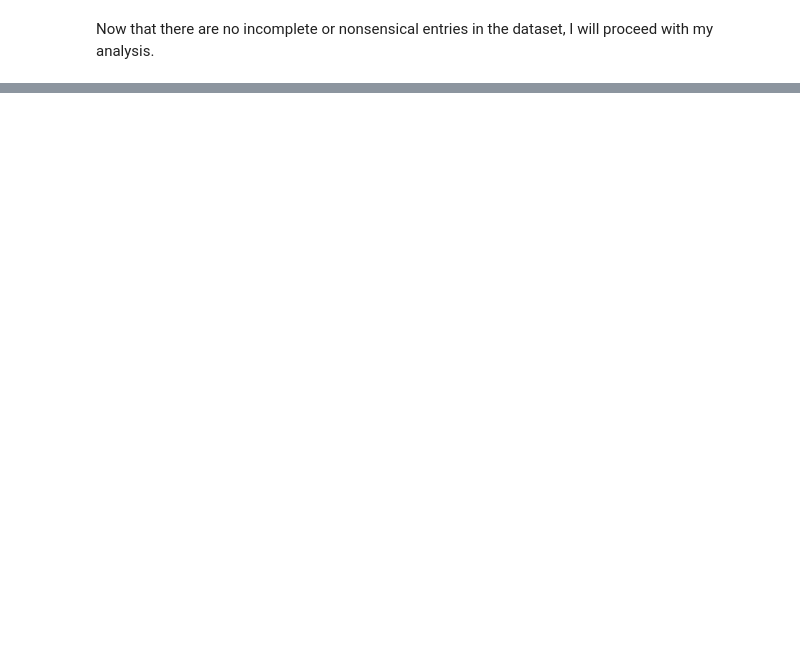
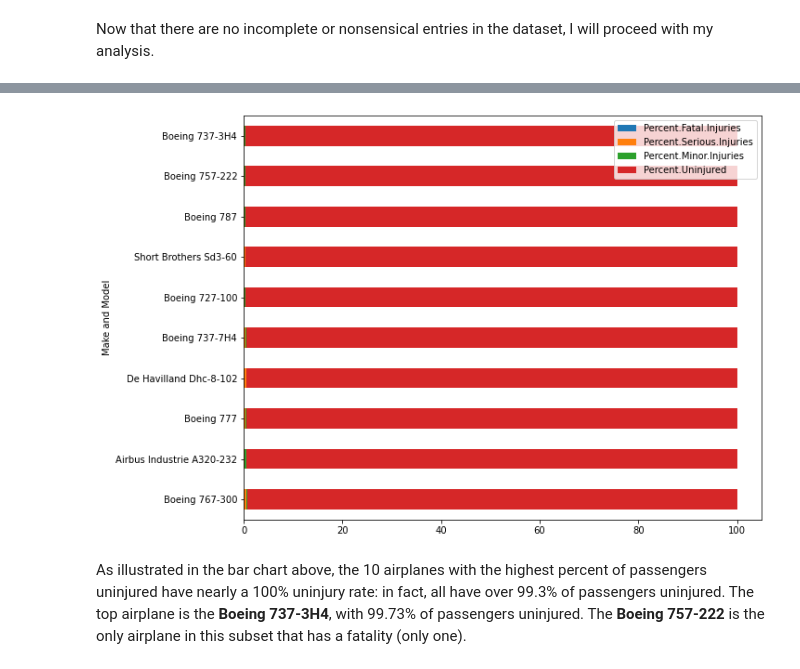
Before and after one commit to ccsurratt/dsc-phase-1-project-v3, a Jupyter notebook: student.ipynb, the cells around one changed output, grey strips where cells are left out. Drawn from its saved outputs; the diff is of its cells as text; code cells hidden in the pictures; blank space fills up the shorter version.

Commit message:
Analyzed percent injured/uninjured categories by plane make and model

```diff
--- a/student.ipynb
+++ b/student.ipynb
@@ -378,0 +390,3 @@ Now that there are no incomplete or nonsensical entries in the dataset, I will p
+# %%
+accidents_by_plane_type = number_passengers.merge(number_accidents)
+accidents_by_plane_type.head()
@@ -378,0 +400,11 @@ Now that there are no incomplete or nonsensical entries in the dataset, I will p
+# %%
+#found the percent for each injured/uninjured category
+accidents_by_plane_type['Percent.Fatal.Injuries'] = ((accidents_by_plane_type['Total.Fatal.Injuries'] /
+                                                      accidents_by_plane_type['Total.Number.Passengers'])*100)
+accidents_by_plane_type['Percent.Serious.Injuries'] = ((accidents_by_plane_type['Total.Serious.Injuries'] /
+                                                        accidents_by_plane_type['Total.Number.Passengers'])*100)
+accidents_by_plane_type['Percent.Minor.Injuries'] = ((accidents_by_plane_type['Total.Minor.Injuries'] /
+                                                      accidents_by_plane_type['Total.Number.Passengers'])*100)
+accidents_by_plane_type['Percent.Uninjured'] = ((accidents_by_plane_type['Total.Uninjured'] /
+                                                 accidents_by_plane_type['Total.Number.Passengers'])*100)
+accidents_by_plane_type.head()
@@ -378,0 +422,6 @@ Now that there are no incomplete or nonsensical entries in the dataset, I will p
+# %%
+accidents_subset = accidents_by_plane_type.loc[(accidents_by_plane_type['Total.Number.Passengers'] >= 50)
+                                               & (accidents_by_plane_type['Number.Accidents'] >= 10)].reset_index(drop=True)
+accidents_subset.drop(['Total.Fatal.Injuries', 'Total.Serious.Injuries', 'Total.Minor.Injuries',
+                      'Total.Uninjured'], axis=1, inplace=True)
+accidents_subset.head()
@@ -378,0 +435,4 @@ Now that there are no incomplete or nonsensical entries in the dataset, I will p
+# %%
+accidents_subset.sort_values('Percent.Uninjured', inplace=True)
+accidents_subset.reset_index(inplace=True, drop=True)
+accidents_subset.tail(20)
@@ -378,0 +457,8 @@ Now that there are no incomplete or nonsensical entries in the dataset, I will p
+# %%
+accidents_subset_plot = accidents_subset[-10:].drop(['Total.Number.Passengers', 'Number.Accidents'], axis=1)
+accidents_subset_plot.set_index('Make and Model', inplace=True)
+accidents_subset_plot.plot.barh(stacked=True, figsize=(10,8));
+# %% [output]
+[figure, added]
+# %% [markdown]
+As illustrated in the bar chart above, the 10 airplanes with the highest percent of passengers uninjured have nearly a 100% uninjury rate: in fact, all have over 99.3% of passengers uninjured. The top airplane is the **Boeing 737-3H4**, with 99.73% of passengers uninjured. The **Boeing 757-222** is the only airplane in this subset that has a fatality (only one).
```
Also changed, not shown: parts of 32 cells of this notebook.
